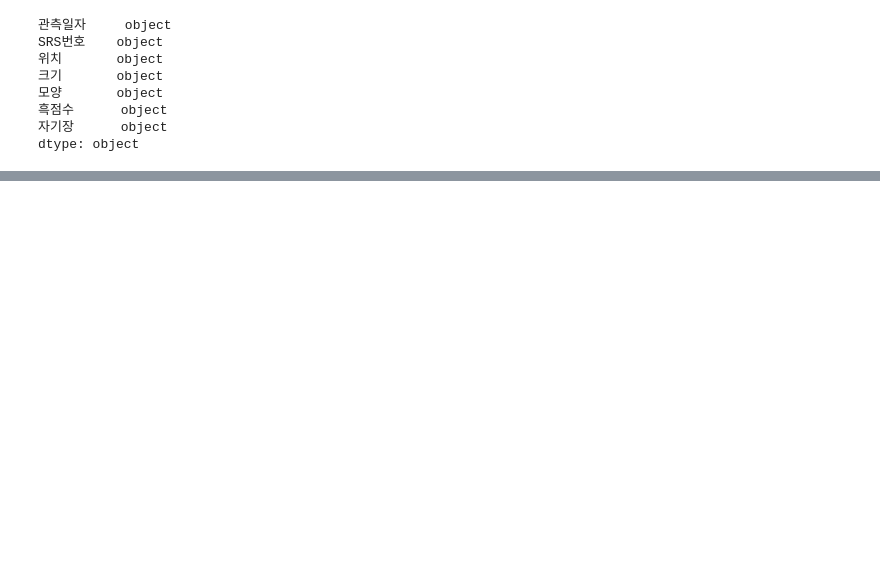
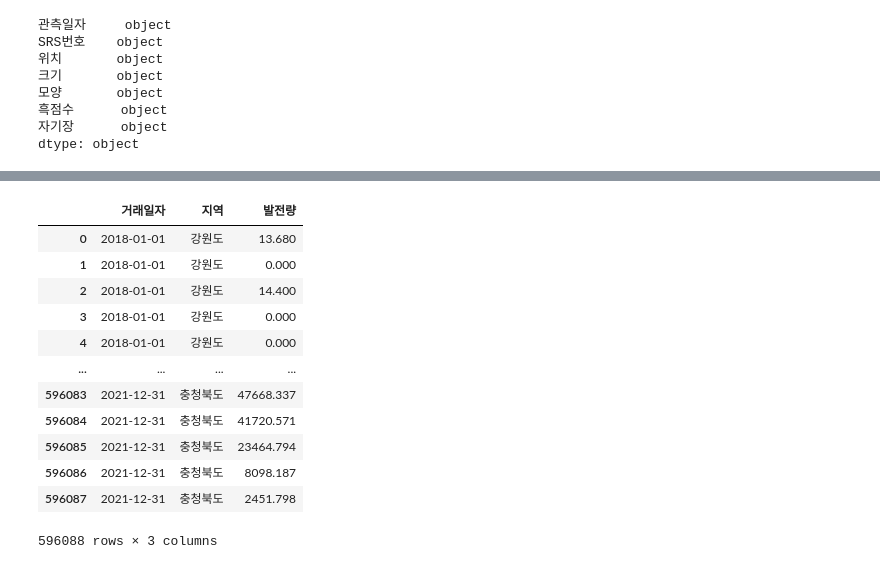
Before and after one commit to MDBluequasar/BigdatamegaIT, a Jupyter notebook: 수업내용/과제물/태양흑점활동.ipynb, the cells around one changed output, grey strips where cells are left out. Drawn from its saved outputs; the diff is of its cells as text; code cells hidden in the pictures; blank space fills up the shorter version.

```diff
--- a/수업내용/과제물/태양흑점활동.ipynb
+++ b/수업내용/과제물/태양흑점활동.ipynb
@@ -192,0 +193,18 @@ plt.close()
+# %%
+sf = pd.read_csv("C:\\Users\\User\\MDblue\\Bigdata\\수업내용\\과제물/태양광.csv", encoding = 'cp949')
+sf.drop(['거래시간'], axis = 1, inplace = True)
+sf
+# %% [output]
+|  | 거래일자 | 지역 | 발전량 |
+| 0 | 2018-01-01 | 강원도 | 13.680 |
+| 1 | 2018-01-01 | 강원도 | 0.000 |
+| 2 | 2018-01-01 | 강원도 | 14.400 |
+| 3 | 2018-01-01 | 강원도 | 0.000 |
+| 4 | 2018-01-01 | 강원도 | 0.000 |
+| ... | ... | ... | ... |
+| 596083 | 2021-12-31 | 충청북도 | 47668.337 |
+| 596084 | 2021-12-31 | 충청북도 | 41720.571 |
+| 596085 | 2021-12-31 | 충청북도 | 23464.794 |
+| 596086 | 2021-12-31 | 충청북도 | 8098.187 |
+| 596087 | 2021-12-31 | 충청북도 | 2451.798 |
+596088 rows × 3 columns
```
Also changed, not shown: parts of 14 cells of this notebook, 7 other files.
